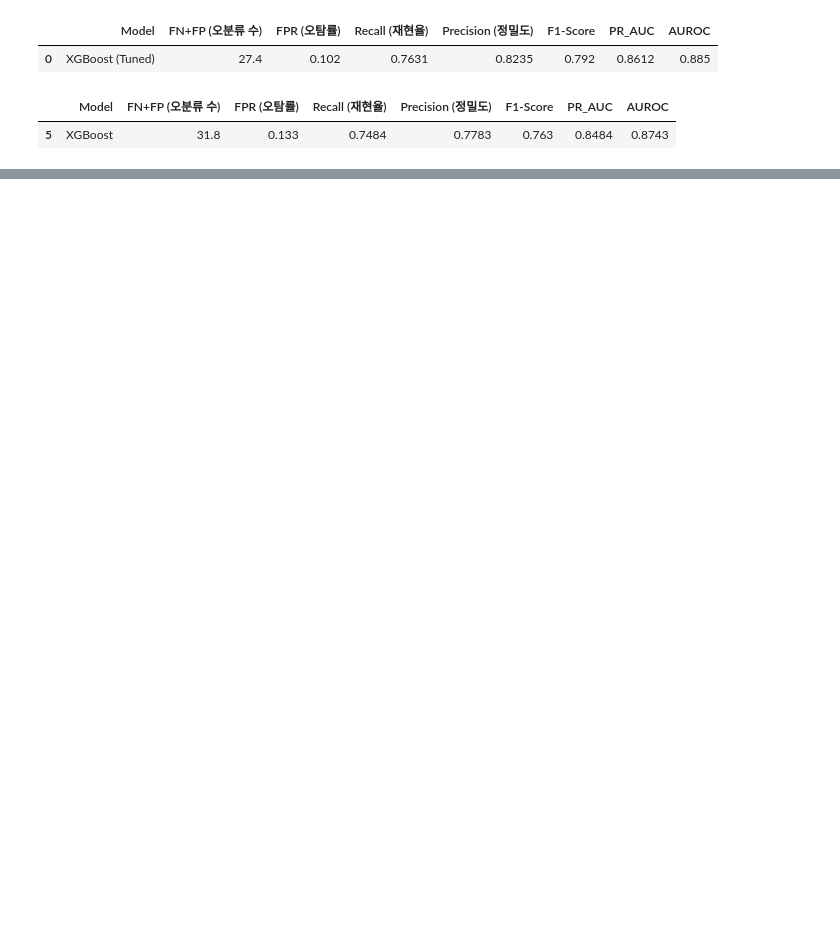
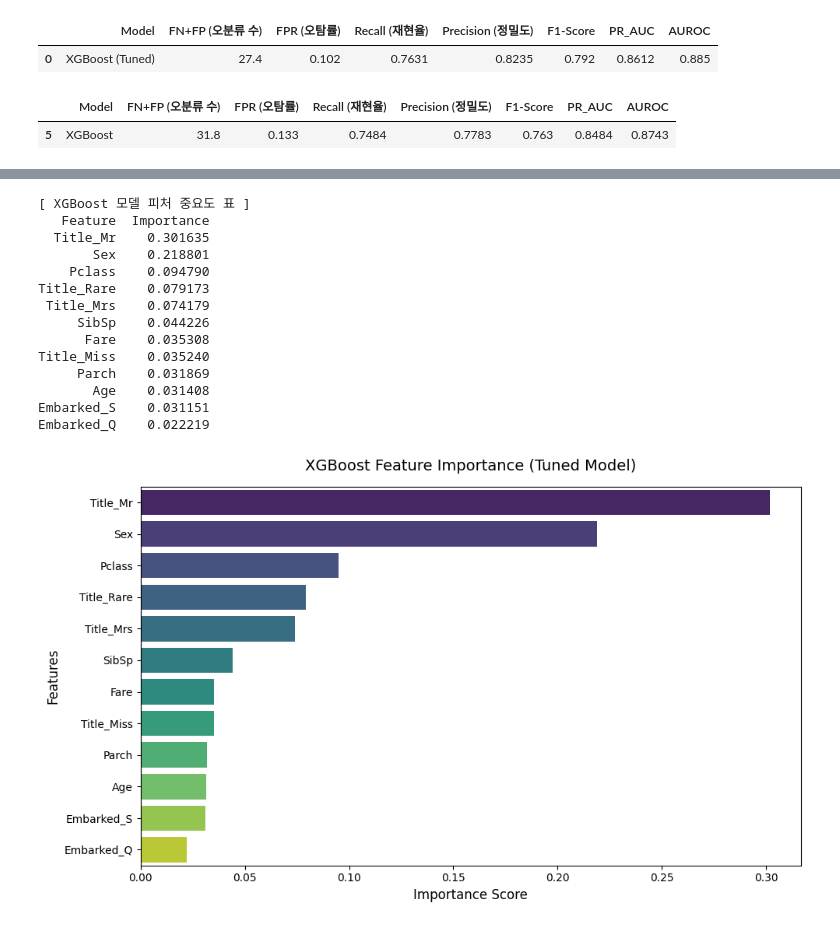
Before and after one commit to ancestor9/2026_Fall_Learning-Langchain-AI-Agent, a Jupyter notebook: excercise/term_project_ml.ipynb, the cells around one changed output, grey strips where cells are left out. Saved outputs shown, nothing was run; the diff lists cells and outputs as text; code cells hidden in the pictures; blank space fills up the shorter version.

```diff
--- a/excercise/term_project_ml.ipynb
+++ b/excercise/term_project_ml.ipynb
@@ -653,0 +743,48 @@ results_df.tail(1)
+# %%
+import matplotlib.pyplot as plt
+import seaborn as sns
+import pandas as pd
+import numpy as np
+
+# 1. 학습에 사용되었던 피처 목록 가져오기
+# X.columns에는 'Pclass', 'Sex', 'Age', 'SibSp', 'Parch', 'Fare', 'Embarked_Q', 'Embarked_S', 'Title_Miss', 'Title_Mr', 'Title_Mrs', 'Title_Rare'가 포함되어 있습니다.
+feature_names = X.columns.tolist()
+
+# 2. 모델에서 피처 중요도 추출
+importances = best_xgb.feature_importances_
+
+# 3. 데이터프레임으로 정리 및 정렬
+fi_df = pd.DataFrame({
+    'Feature': feature_names,
+    'Importance': importances
+}).sort_values(by='Importance', ascending=False)
+
+# 4. 피처 중요도 테이블 출력
+print("[ XGBoost 모델 피처 중요도 표 ]")
+print(fi_df.to_string(index=False))
+print("\n")
+
+# 5. 피처 중요도 시각화
+plt.figure(figsize=(10, 6))
+sns.barplot(x='Importance', y='Feature', data=fi_df, palette='viridis')
+plt.title('XGBoost Feature Importance (Tuned Model)', fontsize=14, pad=15)
+plt.xlabel('Importance Score', fontsize=12)
+plt.ylabel('Features', fontsize=12)
+plt.tight_layout()
+plt.show()
+# %% [output]
+[ XGBoost 모델 피처 중요도 표 ]
+   Feature  Importance
+  Title_Mr    0.301635
+       Sex    0.218801
+    Pclass    0.094790
+Title_Rare    0.079173
+ Title_Mrs    0.074179
+     SibSp    0.044226
+      Fare    0.035308
+Title_Miss    0.035240
+     Parch    0.031869
+       Age    0.031408
+Embarked_S    0.031151
+Embarked_Q    0.022219
+[figure, added]
```
Also changed, not shown: parts of 3 cells of this notebook.
